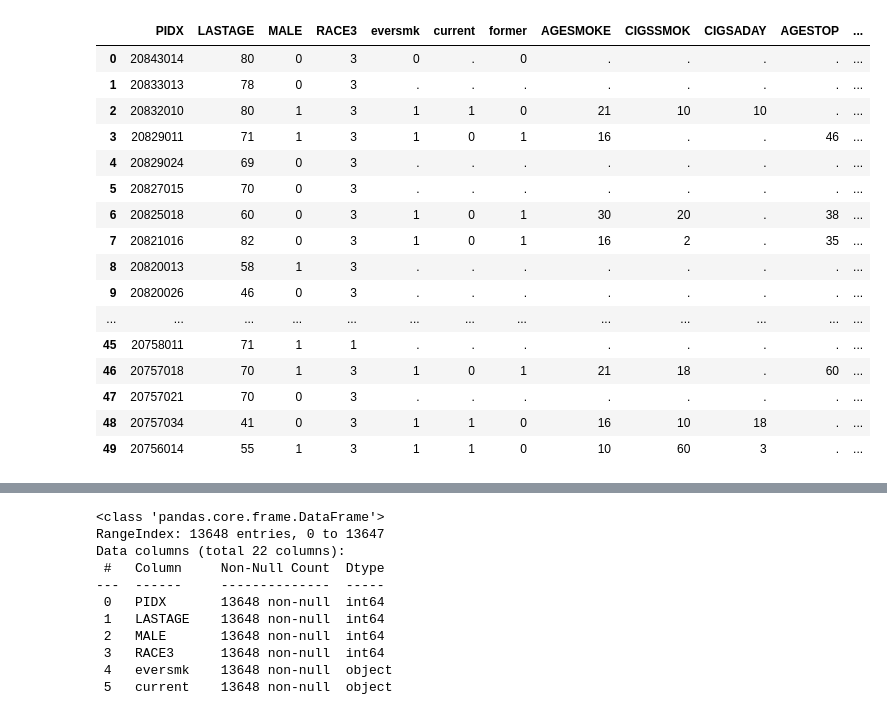
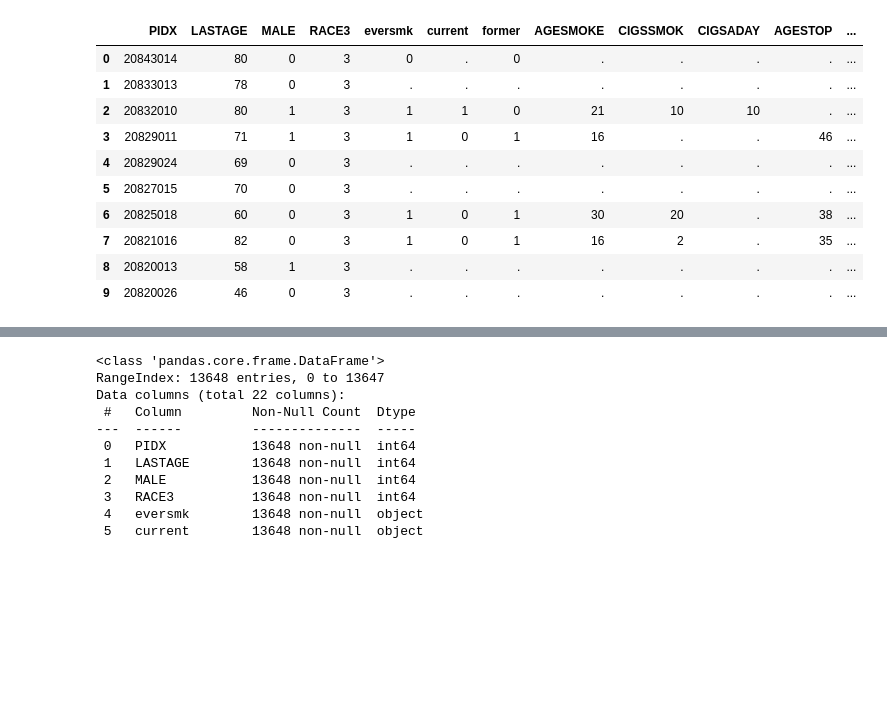
Before and after one commit to oscar066/nzuri_Analysis, a Jupyter notebook: nmes.ipynb, the cells around one changed output, grey strips where cells are left out. Cells and saved outputs as stored; diff of their text form; code cells hidden in the pictures; blank space fills up the shorter version.

```diff
--- a/nmes.ipynb
+++ b/nmes.ipynb
@@ -9,25 +9,19 @@ sns.set_style('whitegrid')
 # %%
 # Allow display of all columns
 pd.set_option('display.max_columns', None)
 
 # loading the data
 nmes_df = pd.read_csv("nmes.txt", sep="\t", header=0)
-nmes_df.head(50)
+nmes_df.head(10)
 # %% [output]
 |  | PIDX | LASTAGE | MALE | RACE3 | eversmk | current | former | AGESMOKE | CIGSSMOK | CIGSADAY | AGESTOP | ... |
 | 0 | 20843014 | 80 | 0 | 3 | 0 | . | 0 | . | . | . | . | ... |
 | 1 | 20833013 | 78 | 0 | 3 | . | . | . | . | . | . | . | ... |
 | 2 | 20832010 | 80 | 1 | 3 | 1 | 1 | 0 | 21 | 10 | 10 | . | ... |
 | 3 | 20829011 | 71 | 1 | 3 | 1 | 0 | 1 | 16 | . | . | 46 | ... |
 | 4 | 20829024 | 69 | 0 | 3 | . | . | . | . | . | . | . | ... |
 | 5 | 20827015 | 70 | 0 | 3 | . | . | . | . | . | . | . | ... |
 | 6 | 20825018 | 60 | 0 | 3 | 1 | 0 | 1 | 30 | 20 | . | 38 | ... |
 | 7 | 20821016 | 82 | 0 | 3 | 1 | 0 | 1 | 16 | 2 | . | 35 | ... |
 | 8 | 20820013 | 58 | 1 | 3 | . | . | . | . | . | . | . | ... |
 | 9 | 20820026 | 46 | 0 | 3 | . | . | . | . | . | . | . | ... |
-| ... | ... | ... | ... | ... | ... | ... | ... | ... | ... | ... | ... | ... |
-| 45 | 20758011 | 71 | 1 | 1 | . | . | . | . | . | . | . | ... |
-| 46 | 20757018 | 70 | 1 | 3 | 1 | 0 | 1 | 21 | 18 | . | 60 | ... |
-| 47 | 20757021 | 70 | 0 | 3 | . | . | . | . | . | . | . | ... |
-| 48 | 20757034 | 41 | 0 | 3 | 1 | 1 | 0 | 16 | 10 | 18 | . | ... |
-| 49 | 20756014 | 55 | 1 | 3 | 1 | 1 | 0 | 10 | 60 | 3 | . | ... |
```
Also changed, not shown: parts of 37 cells of this notebook.
